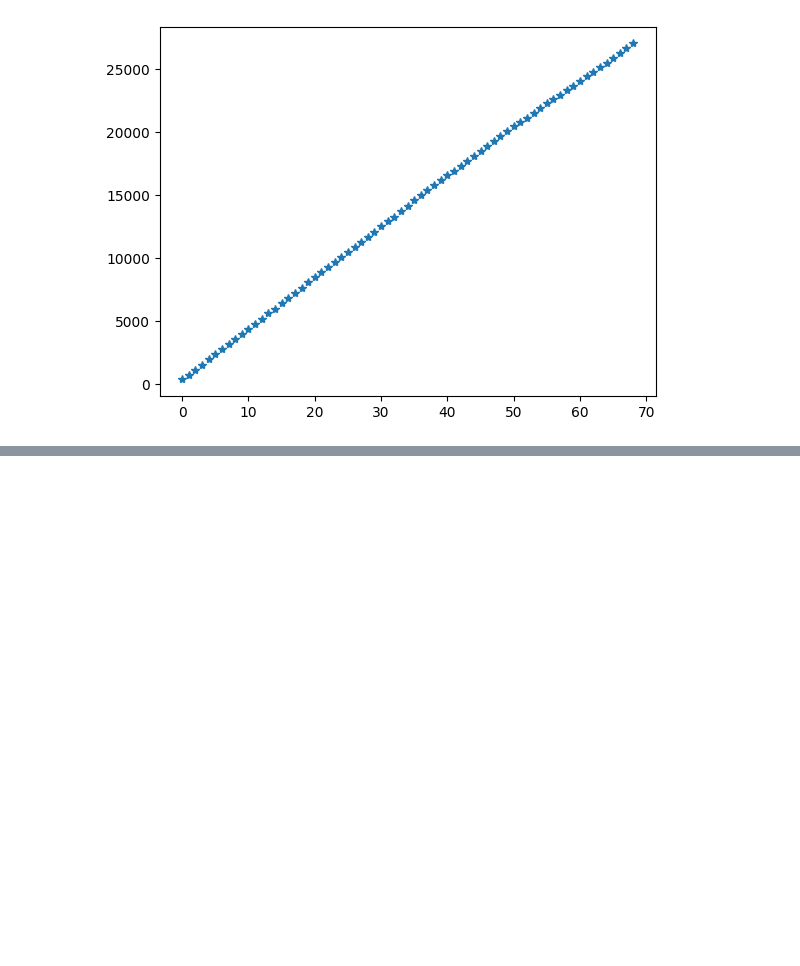
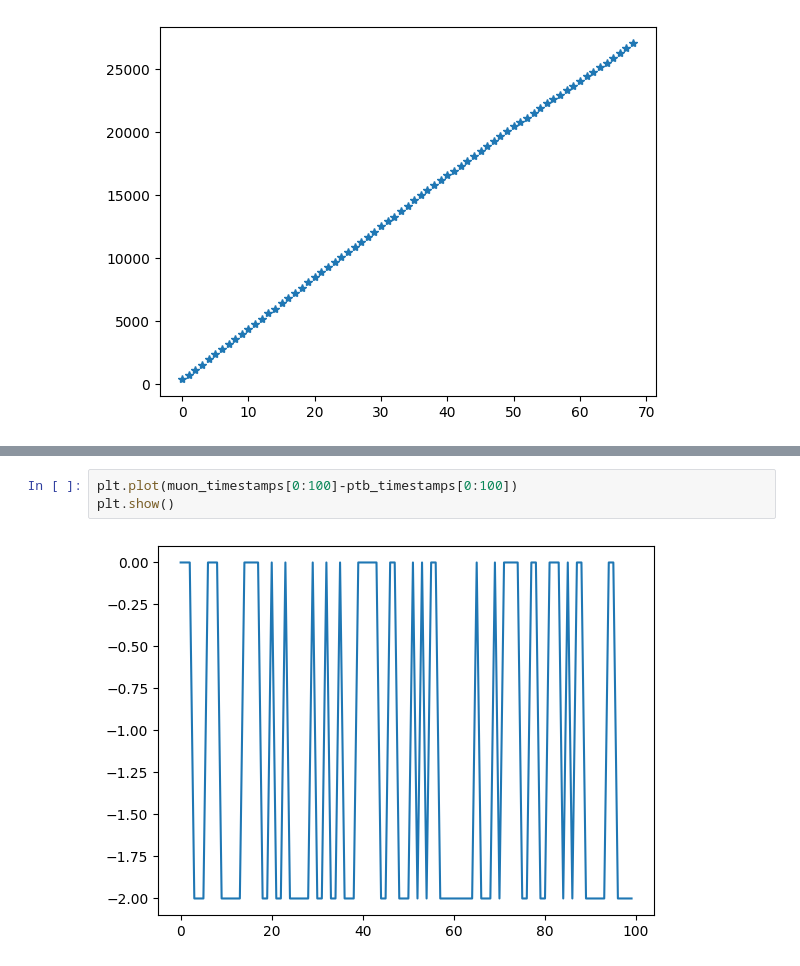
Before and after one commit to wtoslac/EosAnalyses, a Jupyter notebook: Wing/MuonReadoutDAQSync.ipynb, the cells around one changed output, grey strips where cells are left out. Saved outputs shown, nothing was run; the diff lists cells and outputs as text; blank space fills up the shorter version.

```diff
--- a/Wing/MuonReadoutDAQSync.ipynb
+++ b/Wing/MuonReadoutDAQSync.ipynb
@@ -53,0 +158,5 @@ PTB timestamps  (85 entries):
+# %%
+plt.plot(muon_timestamps[0:100]-ptb_timestamps[0:100])
+plt.show()
+# %% [output]
+[figure, added]
```
Also changed, not shown: parts of 7 cells of this notebook.
